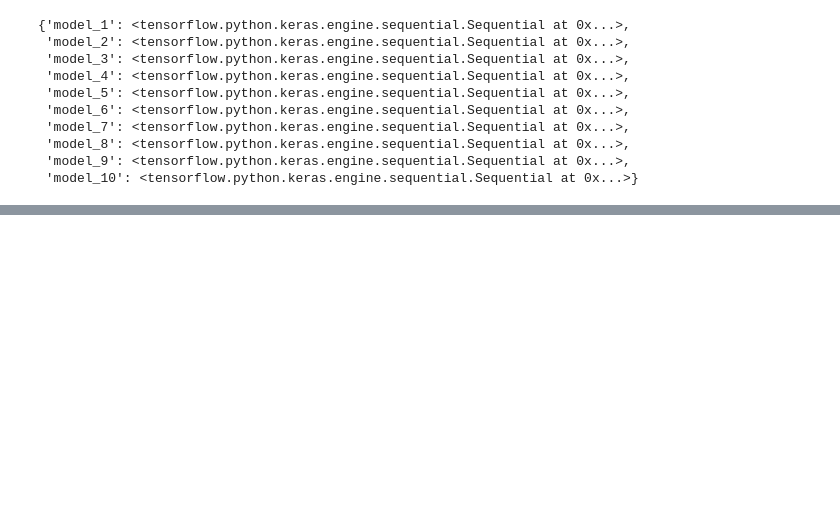
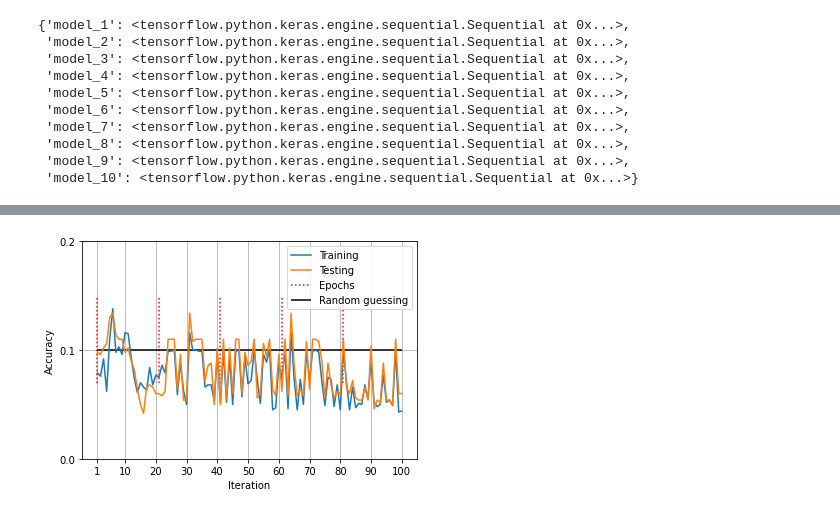
Before and after one commit to moritzlauff/thesis_programming, a Jupyter notebook: code_tests/enkf_test_small.ipynb, the cells around one changed output, grey strips where cells are left out. Drawn from its saved outputs; the diff is of its cells as text; code cells hidden in the pictures; blank space fills up the shorter version.

```diff
--- a/code_tests/enkf_test_small.ipynb
+++ b/code_tests/enkf_test_small.ipynb
@@ -362,0 +390,22 @@ nn_plot_iter_acc(train_acc_dict["model_1"],
+# %%
+for i in range(particles):
+    # just an initial model with the correct structure regarding neurons, layers, activation functions, Glorot initialization
+    model = nn_model_structure(layers = layers,
+                               neurons = neurons,
+                               n_cols = n_cols)
+    model = nn_model_compile(model,
+                             optimizer = "sgd")
+    # for every particle write the model in a dictionary
+    model_dict["model_{}".format(str(i+1))] = model
+
+    # for every particles write the weights and biases in a dictionary
+    weights_dict["model_{}".format(str(i+1))] = model_dict["model_{}".format(str(i+1))]\
+                                                    .get_weights()
+
+    train_acc_dict["model_{}".format(str(i+1))] = []
+    test_acc_dict["model_{}".format(str(i+1))] = []
+    iteration_dict["model_{}".format(str(i+1))] = []
+# %%
+import tensorflow as tf
+
+loss_fct = tf.keras.losses.CategoricalCrossentropy(reduction = "none")
@@ -362,0 +611,7 @@ nn_plot_iter_acc(train_acc_dict["model_1"],
+# %%
+nn_plot_iter_acc(train_acc_dict["model_1"],
+                 test_acc_dict["model_1"],
+                 iteration_dict["model_1"],
+                 mean_comparison = 0.1)
+# %% [output]
+[figure, added]
```
Also changed, not shown: parts of 20 cells of this notebook.
